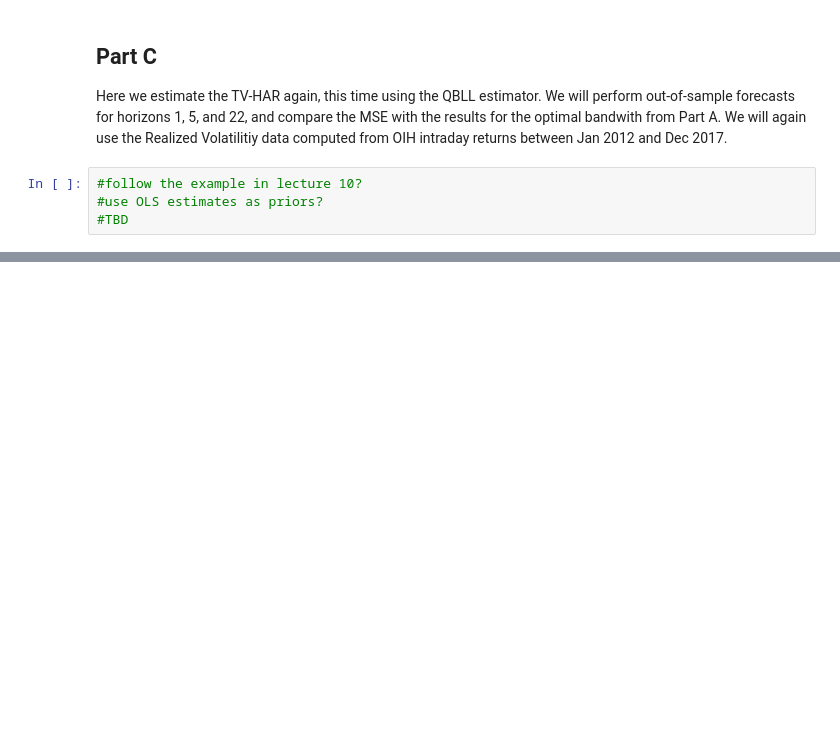
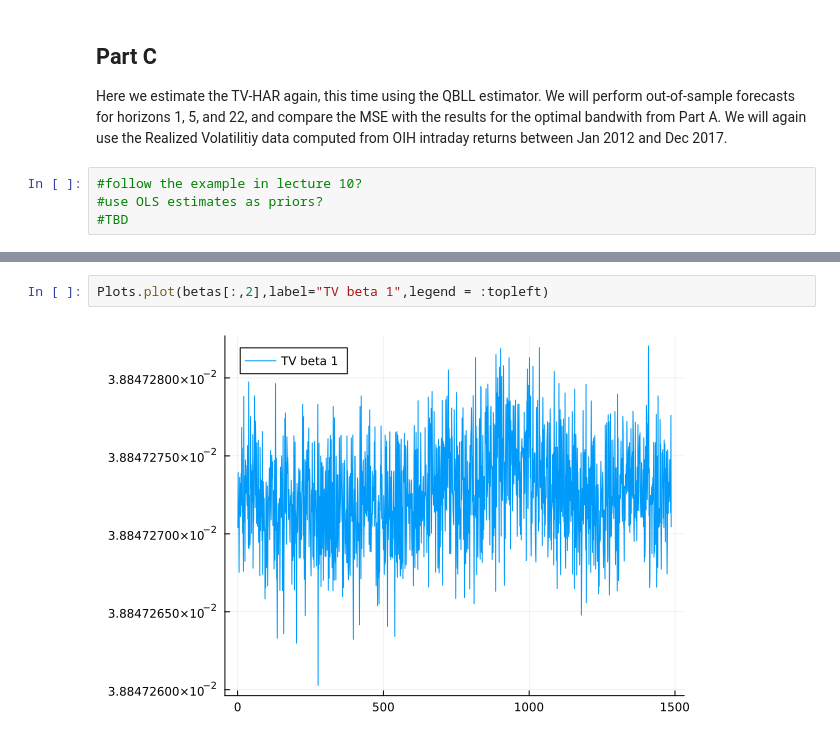
Before and after one commit to Matyas-Mattanelli/Financial-Econometrics-II, a Jupyter notebook: Project2.ipynb, the cells around one changed output, grey strips where cells are left out. Drawn from its saved outputs; the diff is of its cells as text; blank space fills up the shorter version.

```diff
--- a/Project2.ipynb
+++ b/Project2.ipynb
@@ -369,0 +481,4 @@ Here we estimate the TV-HAR again, this time using the QBLL estimator. We will p
+# %%
+Plots.plot(betas[:,2],label="TV beta 1",legend = :topleft)
+# %% [output]
+[figure, added]
```
Also changed, not shown: parts of 10 cells of this notebook.
